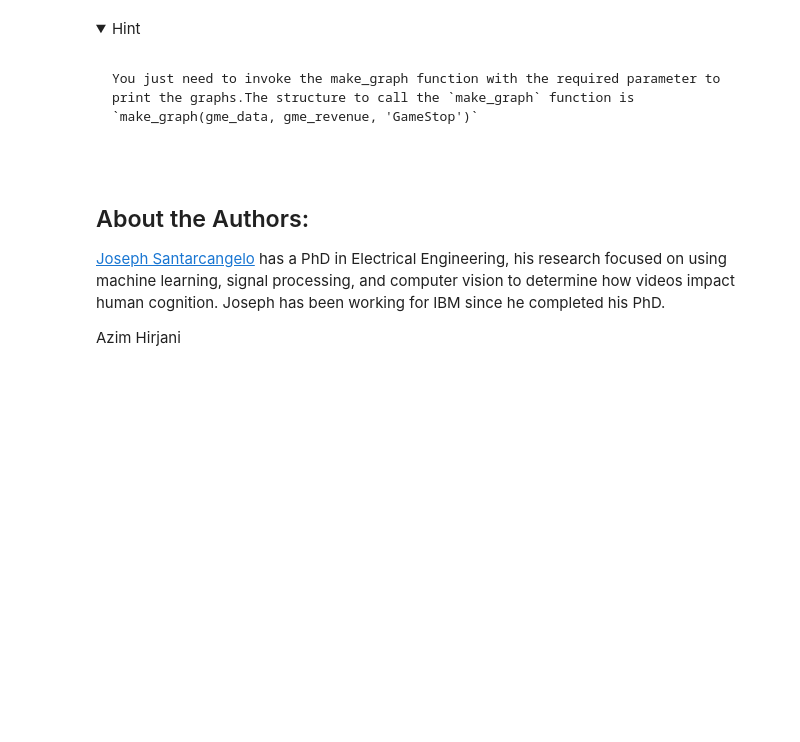
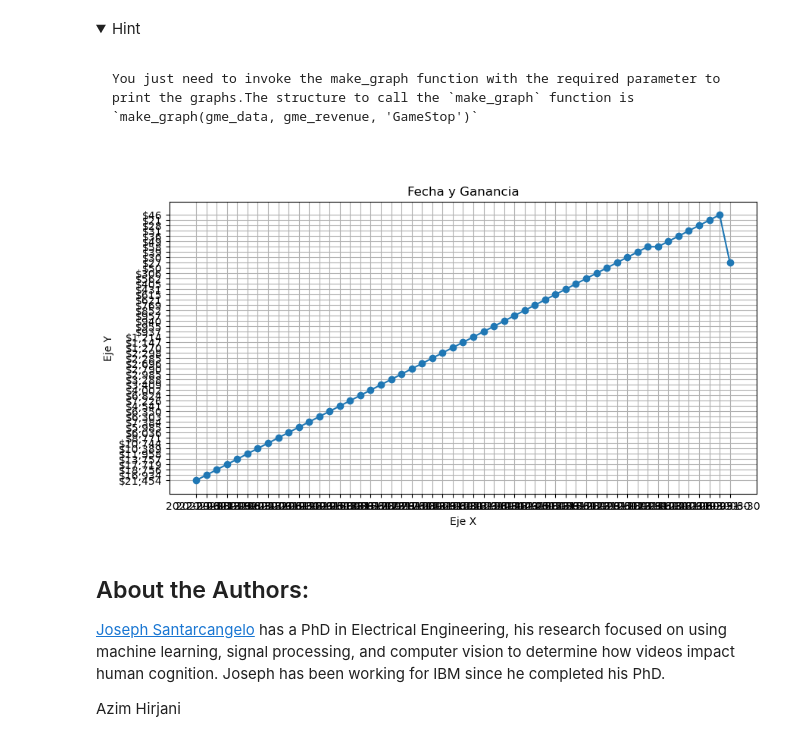
Before and after one commit to DatosSartor/Proyecto, a Jupyter notebook: Final Assignment-v2.ipynb, the cells around one changed output. Cells and saved outputs as stored; diff of their text form; code cells hidden in the pictures; folded sections open; blank space fills up the shorter version.

````diff
--- a/Final Assignment-v2.ipynb
+++ b/Final Assignment-v2.ipynb
@@ -376,6 +389,23 @@ You just need to invoke the make_graph function with the required parameter to p
 ```
 
 </details>
+# %%
+import matplotlib.pyplot as plt
+
+x = tesla_revenue['Date']
+y = tesla_revenue['Revenue']
+def make_graph(x, y, titulo='Fecha y Ganancia'):
+    plt.figure(figsize=(10, 5))
+    plt.plot(x, y, marker='o')
+    plt.title(titulo)
+    plt.xlabel('Eje X')
+    plt.ylabel('Eje Y')
+    plt.grid(True)
+    plt.show()
+
+make_graph(x,y)
+# %% [output]
+[figure, added]
 # %% [markdown]
 <h2>About the Authors:</h2>
 
````
Also changed, not shown: parts of 2 cells of this notebook.
